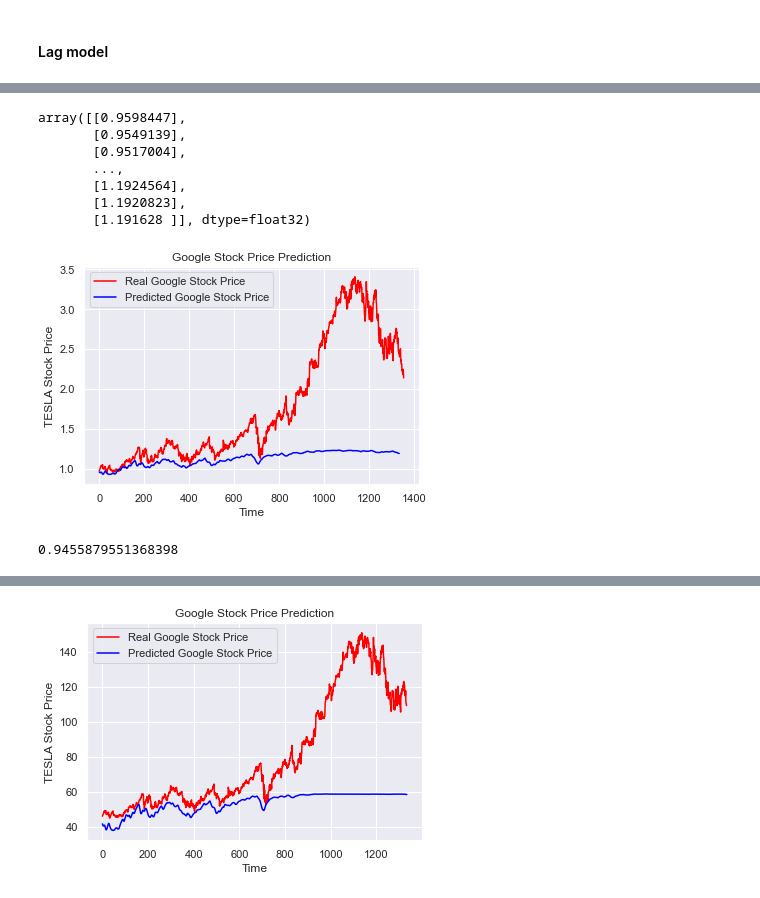
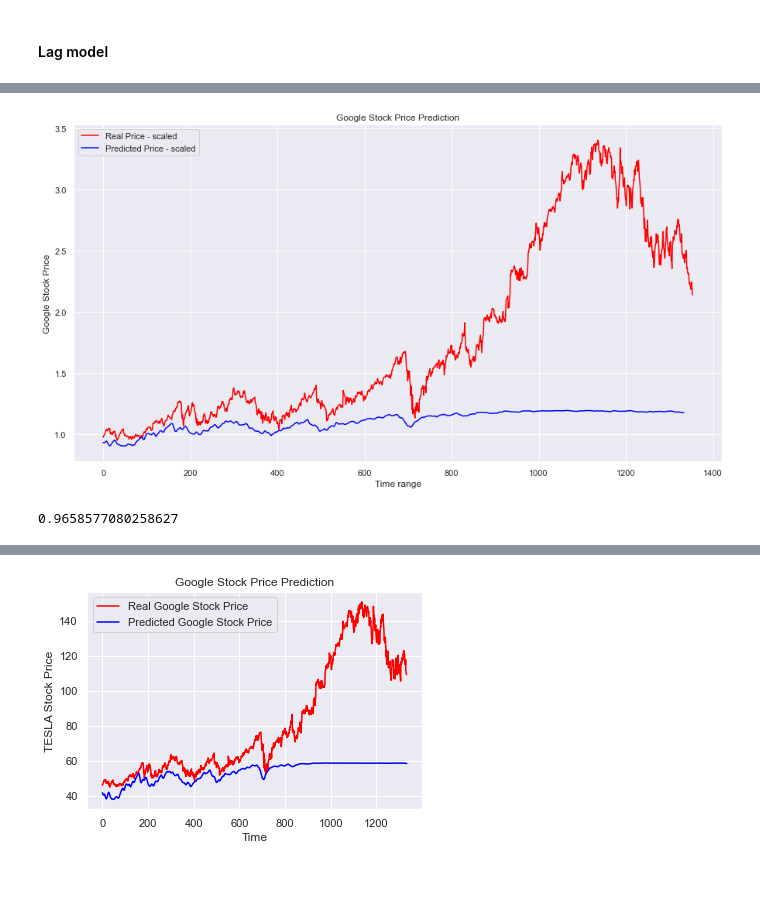
Before and after one commit to PWolf96/Stock-Predictor, a Jupyter notebook: Stock-Predictor-LSTM.ipynb, the cells around one changed output, grey strips where cells are left out. Cells and saved outputs as stored; diff of their text form; code cells hidden in the pictures.

Commit message:
Difference model last attempt

```diff
--- a/Stock-Predictor-LSTM.ipynb
+++ b/Stock-Predictor-LSTM.ipynb
@@ -521,16 +424,16 @@ def data_preprocessing(df, days_prior, split, type='lag'):
 def build_lstm(X_train, y_train):
     model = Sequential()
     #Adding the first LSTM layer and some Dropout regularisation
-    model.add(LSTM(units = 50, return_sequences = True, input_shape = (X_train.shape[1], 10)))
+    model.add(LSTM(units = 70, return_sequences = True, input_shape = (X_train.shape[1], 10)))
     model.add(Dropout(0.2))
     # Adding a second LSTM layer and some Dropout regularisation
-    model.add(LSTM(units = 50, return_sequences = True))
+    model.add(LSTM(units = 70, return_sequences = True))
     model.add(Dropout(0.2))
     # Adding a third LSTM layer and some Dropout regularisation
-    model.add(LSTM(units = 50, return_sequences = True))
+    model.add(LSTM(units = 70, return_sequences = True))
     model.add(Dropout(0.2))
     # Adding a fourth LSTM layer and some Dropout regularisation
-    model.add(LSTM(units = 50))
+    model.add(LSTM(units = 70))
     model.add(Dropout(0.2))
     # Adding the output layer
     model.add(Dense(units = 1))
@@ -546,9 +472,8 @@ def build_lstm(X_train, y_train):
 # %% [markdown]
 #### Lag model
 # %%
-#X_train, X_test, y_train, y_test, y_normaliser, split_index, days_prior = data_preprocessing(df_GOOG, 21, 0.7, 'lag')
+X_train, X_test, y_train, y_test, y_test_norm, split_index, days_prior = data_preprocessing(df_GOOG, 21, 0.7, 'lag')
 model = build_lstm(X_train, y_train)
 predicted_stock_price = model.predict(X_test)
-#predicted_stock_price = y_normaliser.inverse_transform(predicted_stock_price)
 # %% [output]
 Epoch 1/25
@@ -571,25 +496,14 @@ Epoch 25/25
-# %%
-predicted_stock_price
-# %% [output]
-array([[0.9598447],
-       [0.9549139],
-       [0.9517004],
-       ...,
-       [1.1924564],
-       [1.1920823],
-       [1.191628 ]], dtype=float32)
-# %%
-predicted_stock_price = y_normaliser.inverse_transform(predicted_stock_price)
 # %%
 # Visualising the results
-plt.plot(y_test_norm, color = "red", label = "Real Google Stock Price")
-plt.plot(predicted_stock_price, color = "blue", label = "Predicted Google Stock Price")
+plt.figure(figsize=(15,8))
+plt.plot(y_test_norm, color = "red", label = "Real Price - scaled")
+plt.plot(predicted_stock_price, color = "blue", label = "Predicted Price - scaled")
 plt.title('Google Stock Price Prediction')
-plt.xlabel('Time')
-plt.ylabel('TESLA Stock Price')
+plt.xlabel('Time range')
+plt.ylabel('Google Stock Price')
 plt.legend()
 plt.show()
 print(mean_squared_error(y_test_norm[:-20], predicted_stock_price, squared = False))
 # %% [output]
-[figure, old version]
+[figure, new version]
-0.9455879551368398
+0.9658577080258627
```
Also changed, not shown: parts of 28 cells of this notebook.
